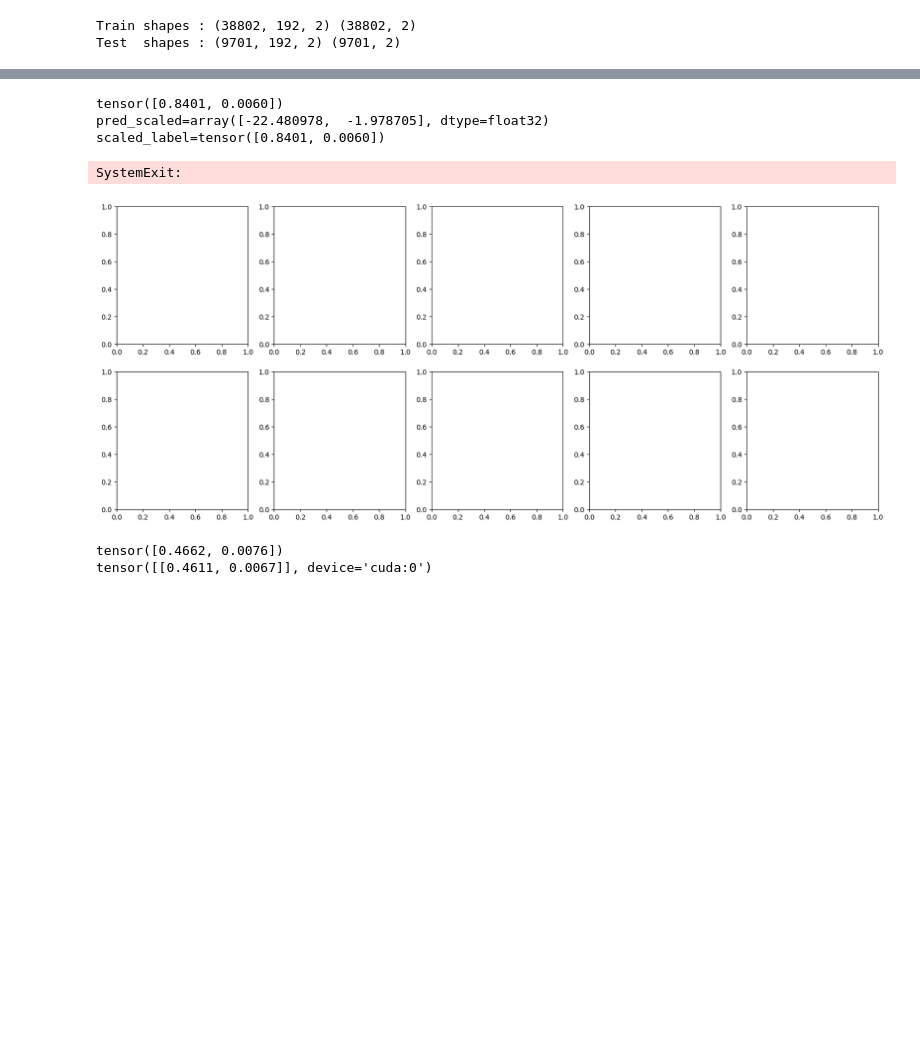
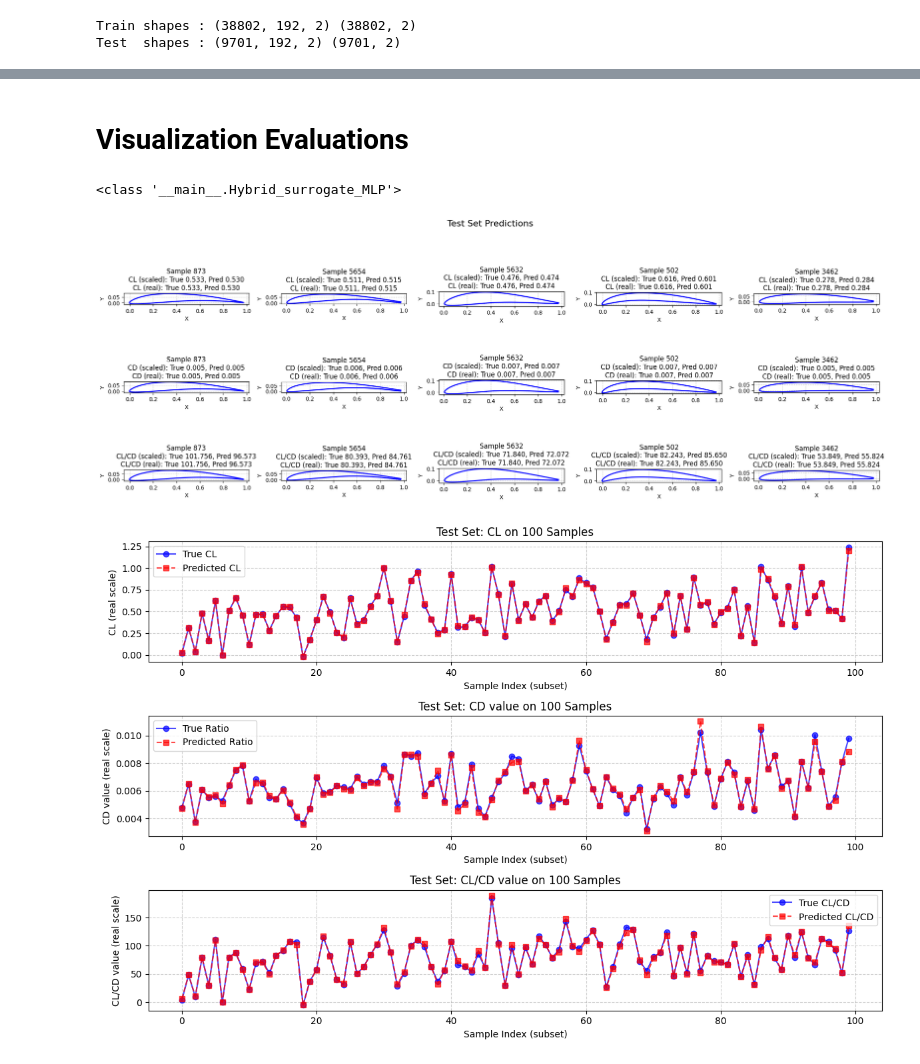
Before and after one commit to MahanVeisi8/Diff-MOBO, a Jupyter notebook: src/surrogate_models/train_best_surrogate_model.ipynb, the cells around one changed output, grey strips where cells are left out. Cells and saved outputs as stored; diff of their text form; code cells hidden in the pictures; blank space fills up the shorter version.

Commit message:
Found the best surrogate model  which it's name is Hybrid_surrogate_MLP with MSE: 5e-5 which is the best model so far and can be better if  we found better cl_estimator

```diff
--- a/src/surrogate_models/train_best_surrogate_model.ipynb
+++ b/src/surrogate_models/train_best_surrogate_model.ipynb
@@ -137,4 +341,0 @@ class MultiLayerPerceptronWithCustomAttention(nn.Module):
-# %%
-model = MultiLayerPerceptron_forward(
-    input_size=192 * 2 , hidden_layers= [128,62,32,16] , num_classes=2 , net_n=3
-)
@@ -169,10 +367,13 @@ import matplotlib.pyplot as  plt
 
 input_size = 192 * 2
 hidden_size = [150, 200, 200 , 150]
-num_classes = 2
+# hidden_size = [200, 300, 300 , 200]
+# hidden_size = [128, 64 , 32]
+num_classes = 1
 num_epochs = 250
-learning_rate = 9e-4
-# learning_rate = 5e-6
+# learning_rate = 9e-4
+learning_rate = 1e-6
+# learning_rate = 1e-4
 learning_rate_decay = 0.999
 reg = 0.001
 batch_size = 128
@@ -253,7 +454,17 @@ for epoch in range(1, num_epochs + 1):
 
         optimizer.zero_grad()
         outputs = model_mlp(features)  # shape (batch, 2)
-        loss = criterion_train(outputs, labels)
+        # labels[:,-1] *= 1000
+        # labels[:,0] *= 10
+        # outputs[:,-1] *= 1000
+        # outputs[:,0] *= 10
+        # ===================
+        # labels[:,-1] *= 1000
+        # outputs *= 1000
+        labels[:,0] *= 1000
+        outputs *= 1000
+        # loss = criterion_train(outputs.squeeze(dim=1), labels[:,1])
+        loss = criterion_train(outputs.squeeze(dim=1), labels[:,0])
         loss.backward()
         optimizer.step()
 
@@ -273,7 +484,11 @@ for epoch in range(1, num_epochs + 1):
         for features, labels in test_loader:
             features, labels = features.to(device), labels.to(device)
             preds = model_mlp(features)
-            test_loss += criterion_val(preds, labels).item() * features.size(0)
+            # print(f"{preds.shape=}")
+            # print(f"{labels[:,1].shape=}")
+            # sys.exit()
+            # test_loss += criterion_val(preds.squeeze(dim=1), labels[:,1]).item() * features.size(0)
+            test_loss += criterion_val(preds.squeeze(dim=1), labels[:,0]).item() * features.size(0)
     epoch_test_loss = test_loss / len(test_loader.dataset)
     test_losses.append(epoch_test_loss)
 
@@ -530,3 +680,5 @@ y_max = np.load(os.path.join(rf"/home/bardiya/projects/diffusion_air_manifolding
+# %% [markdown]
+# Visualization Evaluations
 # %%
 import os
 from pathlib import Path
@@ -622,27 +967,16 @@ class AirfoilDataset(Dataset):
 # %%
 xs_train_path = rf"/home/bardiya/projects/diffusion_air_manifolding/codes/creative-generativeai-diffusion/data/raw/xs_train.npy"
 xs_test_path = rf"/home/bardiya/projects/diffusion_air_manifolding/codes/creative-generativeai-diffusion/data/raw/xs_test.npy"
 ys_train_path = rf"/home/bardiya/projects/diffusion_air_manifolding/codes/creative-generativeai-diffusion/data/raw/ys_train.npy"
 ys_test_path = rf"/home/bardiya/projects/diffusion_air_manifolding/codes/creative-generativeai-diffusion/data/raw/ys_test.npy"
 coord_min_max_path = rf"/home/bardiya/projects/diffusion_air_manifolding/codes/creative-generativeai-diffusion/data/raw/coord_min_max.npy"
 label_min_max_path =  rf"/home/bardiya/projects/diffusion_air_manifolding/codes/creative-generativeai-diffusion/data/raw/label_min_max.npy"
-train_dataset = AirfoilDataset(xs_train_path, ys_train_path, coord_min_max_path, label_min_max_path)
-visualize_predictions_grid_mlp(model_mlp , train_dataset ,y_min, y_max,"cuda",set_name="Train")
-plot_small_subset_predictions_mlp(model_mlp , train_dataset ,y_min, y_max,"cuda",sample_count=100, set_name="Train")
+# train_dataset = AirfoilDataset(xs_train_path, ys_train_path, coord_min_max_path, label_min_max_path)
+print(type((model_mlp)))
+test_dataset = AirfoilDataset(xs_test_path, ys_test_path, coord_min_max_path, label_min_max_path)
+visualize_predictions_grid_v3(model_mlp , test_dataset ,"cuda",set_name="Test")
+plot_small_subset_predictions_v3(model_mlp , test_dataset ,"cuda",sample_count=100, set_name="Test")
 # %% [output]
-tensor([0.8401, 0.0060])
-pred_scaled=array([-22.480978,  -1.978705], dtype=float32)
-scaled_label=tensor([0.8401, 0.0060])
+<class '__main__.Hybrid_surrogate_MLP'>
-SystemExit:
-[figure, old version]
+[figure, new version]
+[figure, added]
-# %%
-model_mlp.load_state_dict(torch.load("/home/bardiya/projects/diffusion_air_manifolding/codes/creative-generativeai-diffusion/src/surrogate_models/mlp_best_model.pt",map_location="cpu"))
-model_mlp.to(device)
-model_mlp.eval()
-with torch.no_grad():
-    x_train_tensor.shape
-    print(y_train_tensor[2])
-    print(model_mlp(x_train_tensor[2].unsqueeze(0).to("cuda")))
-# %% [output]
-tensor([0.4662, 0.0076])
-tensor([[0.4611, 0.0067]], device='cuda:0')
```
Also changed, not shown: parts of 12 cells of this notebook, 3 other files.
